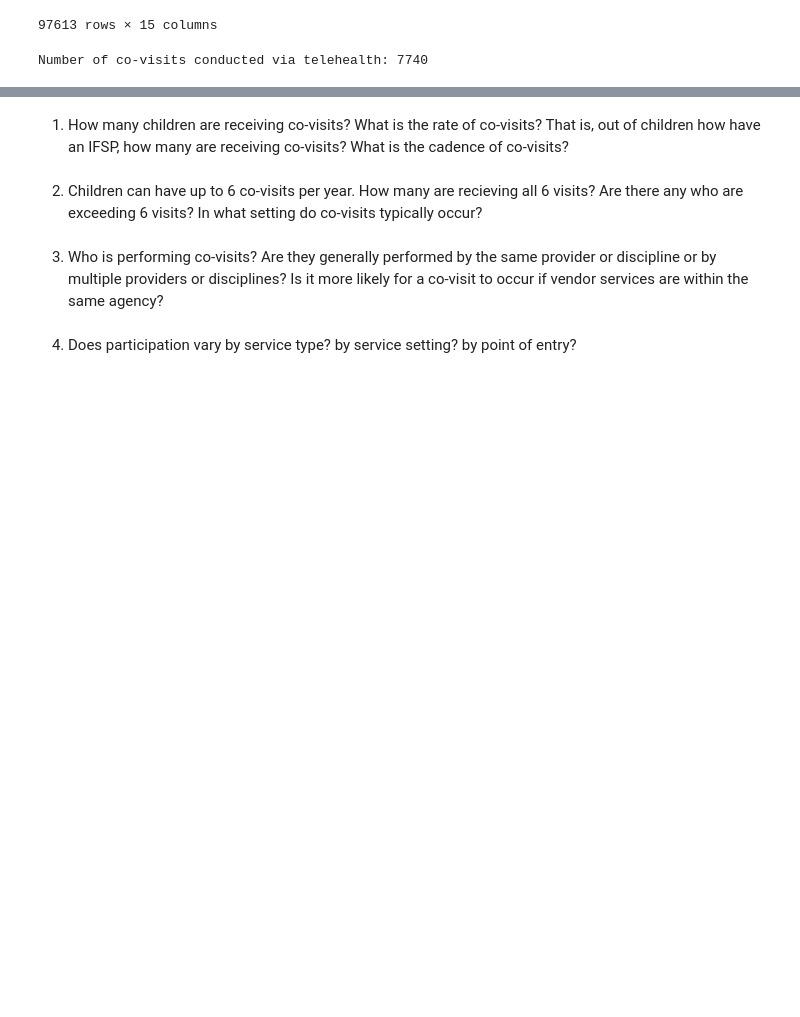
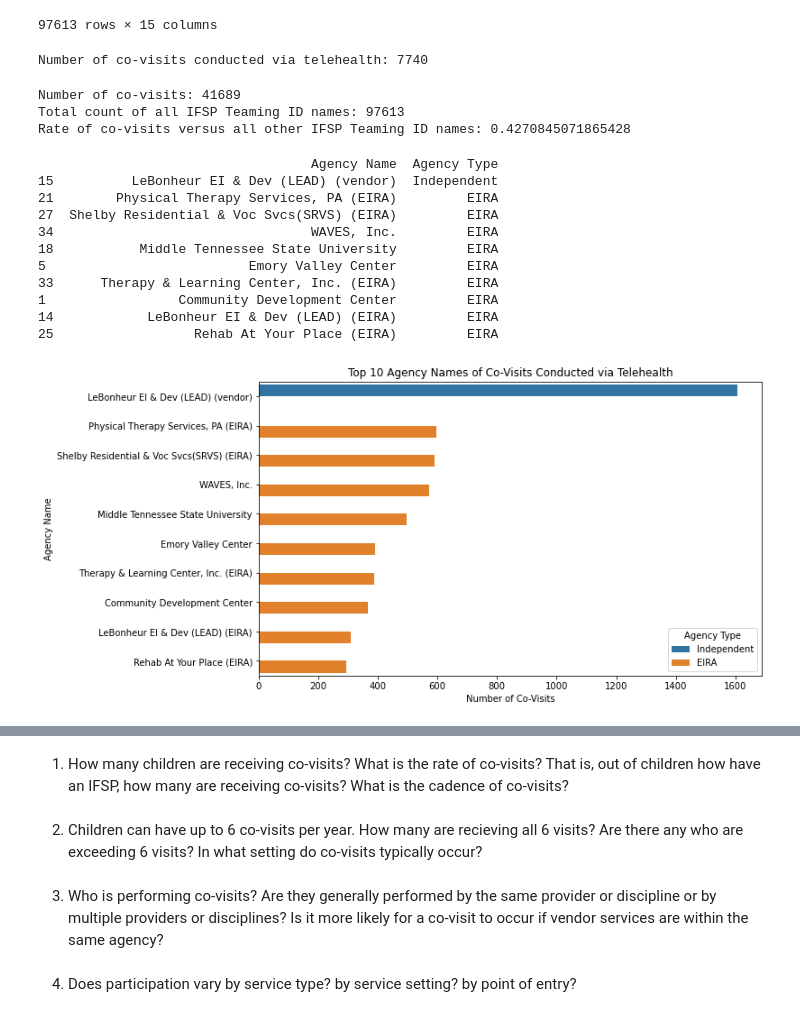
Before and after one commit to NSS-Data-Analytics-Cohort-8/teis_da8_1-should-pad-alytics, a Jupyter notebook: notebook/EDA-1.ipynb, the cells around one changed output, grey strips where cells are left out. Saved outputs shown, nothing was run; the diff lists cells and outputs as text; code cells hidden in the pictures; blank space fills up the shorter version.

```diff
--- a/notebook/EDA-1.ipynb
+++ b/notebook/EDA-1.ipynb
@@ -81,4 +82,57 @@ num_co_visits_telehealth = co_visits_telehealth_df.shape[0]
 print("Number of co-visits conducted via telehealth:", num_co_visits_telehealth)
 # %% [output]
 Number of co-visits conducted via telehealth: 7740
+# %%
+# Calculate the number of co-visits
+num_co_visits = merged_df[merged_df['IFSP Teaming ID name'] == 'Co-Visit'].shape[0]
+
+# Calculate the total count of all IFSP Teaming ID names
+total_count = merged_df['IFSP Teaming ID name'].value_counts().sum()
+
+# Calculate the rate of co-visits
+co_visits_rate = num_co_visits / total_count
+
+# Print the results
+print("Number of co-visits:", num_co_visits)
+print("Total count of all IFSP Teaming ID names:", total_count)
+print("Rate of co-visits versus all other IFSP Teaming ID names:", co_visits_rate)
+# %% [output]
+Number of co-visits: 41689
+Total count of all IFSP Teaming ID names: 97613
+Rate of co-visits versus all other IFSP Teaming ID names: 0.4270845071865428
+# %%
+# Filter the data frame to include only Co-Visits conducted via Telehealth
+co_visits_telehealth = merged_df[(merged_df['IFSP Teaming ID name'] == 'Co-Visit') & (merged_df['SERVICE_SETTING'] == 'Telehealth')]
+
+# Group the data by "Agency Name" and "Agency Type" and count the occurrences
+co_visits_counts = co_visits_telehealth.groupby(["Agency Name", "Agency Type"]).size().reset_index(name="Count")
+
+# Sort the counts in descending order
+co_visits_counts = co_visits_counts.sort_values(by="Count", ascending=False)
+
+# Take the top 10 rows
+top_10_co_visits = co_visits_counts.head(10)
+print(top_10_co_visits[["Agency Name", "Agency Type"]])
+
+# Plot the top 10 Co-Visits conducted via Telehealth
+plt.figure(figsize=(10, 6))
+sns.barplot(data=top_10_co_visits, y="Agency Name", x="Count", hue="Agency Type")
+plt.xlabel("Number of Co-Visits")
+plt.ylabel("Agency Name")
+plt.title("Top 10 Agency Names of Co-Visits Conducted via Telehealth")
+plt.legend(title="Agency Type")
+plt.show()
+# %% [output]
+                                   Agency Name  Agency Type
+15          LeBonheur EI & Dev (LEAD) (vendor)  Independent
+21        Physical Therapy Services, PA (EIRA)         EIRA
+27  Shelby Residential & Voc Svcs(SRVS) (EIRA)         EIRA
+34                                 WAVES, Inc.         EIRA
+18           Middle Tennessee State University         EIRA
+5                          Emory Valley Center         EIRA
+33      Therapy & Learning Center, Inc. (EIRA)         EIRA
+1                 Community Development Center         EIRA
+14            LeBonheur EI & Dev (LEAD) (EIRA)         EIRA
+25                  Rehab At Your Place (EIRA)         EIRA
+[figure, added]
 # %%
```
Also changed, not shown: parts of 2 cells of this notebook.
